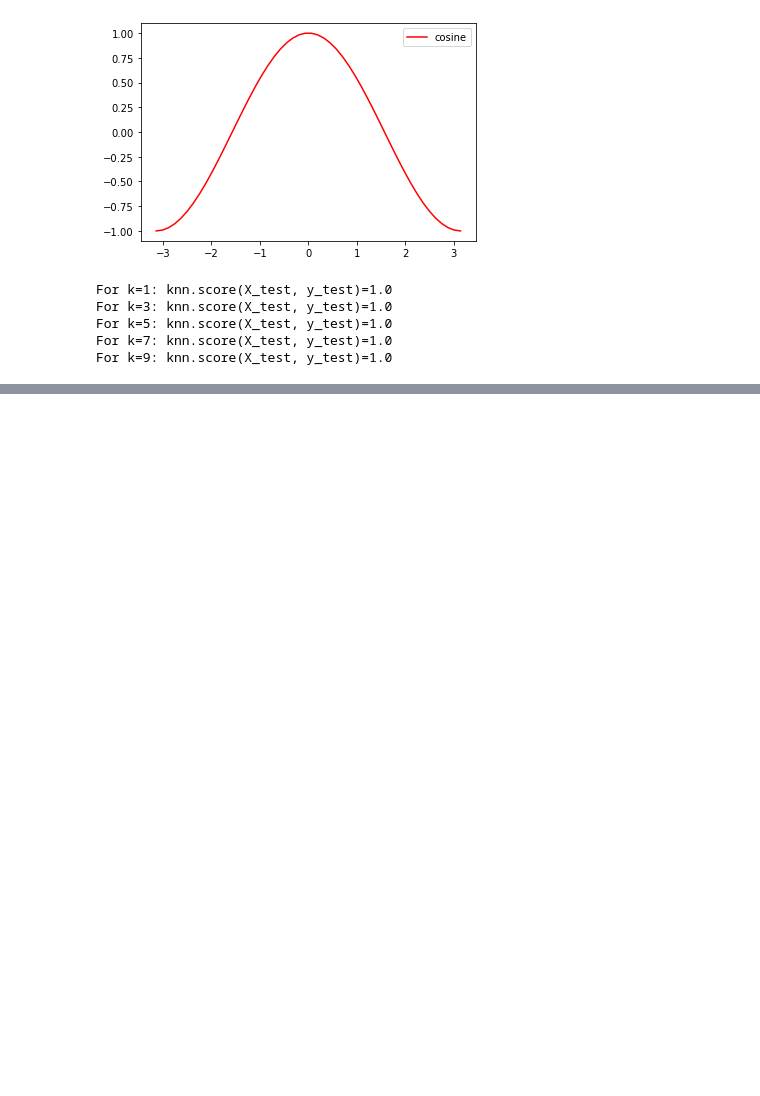
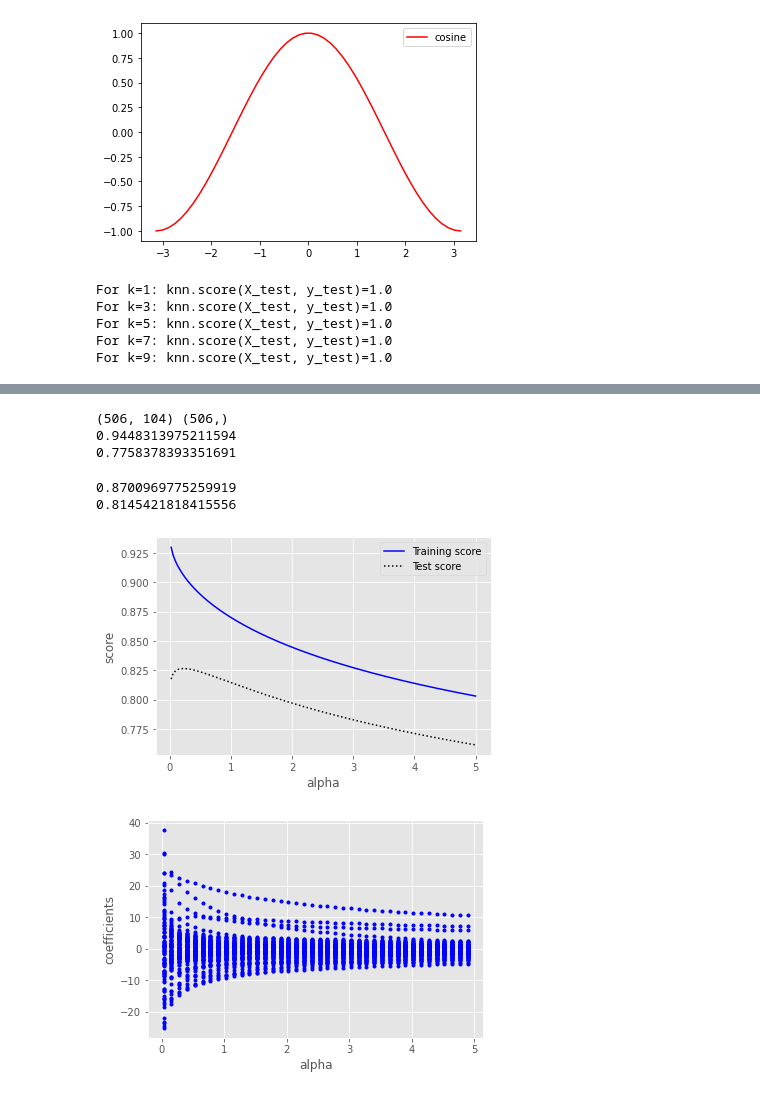
Before and after one commit to limweipin/mlpy_nov2021, a Jupyter notebook: day_2.ipynb, the cells around one changed output, grey strips where cells are left out. Drawn from its saved outputs; the diff is of its cells as text; code cells hidden in the pictures; blank space fills up the shorter version.

```diff
--- a/day_2.ipynb
+++ b/day_2.ipynb
@@ -40,0 +89,75 @@ KNeighborsClassifier?
+# %%
+# %load ml02_ols_boston.py
+import data.gen_data as gd
+from sklearn.model_selection import train_test_split as split
+from sklearn.linear_model import LinearRegression
+
+X,y = gd.load_extended_boston()
+print(X.shape, y.shape)              # (506, 104) (506,)
+
+X_train, X_test, y_train, y_test = split(X,y, random_state=42)
+lr  = LinearRegression().fit(X_train, y_train)
+
+print( lr.score( X_train, y_train) ) # 0.944773345807
+print( lr.score( X_test,  y_test ) ) # 0.791206227292
+# %% [output]
+(506, 104) (506,)
+0.9448313975211594
+0.7758378393351691
+# %%
+# %load ml02_ridge.py
+import data.gen_data as gd
+from sklearn.model_selection import train_test_split as split
+
+X,y = gd.load_extended_boston()
+X_train, X_test, y_train, y_test = split(X,y, random_state=42)
+
+from sklearn.linear_model import Ridge
+ridge = Ridge().fit(X_train, y_train)
+print( ridge.score( X_train, y_train) ) # 0.870375195897
+print( ridge.score( X_test,  y_test ) ) # 0.814099803185
+# %% [output]
+0.8700969775259919
+0.8145421818415556
+# %%
+# %load ml02_ridge_alpha.py
+import numpy as np
+import data.gen_data as gd
+from sklearn.model_selection import train_test_split as split
+
+X,y = gd.load_extended_boston()
+X_train, X_test, y_train, y_test = split(X,y, random_state=42)
+
+from sklearn.linear_model import Ridge
+
+alphas      = np.linspace(0.025,5, 200)
+train_score = []
+test_score  = []
+coefs       = []
+
+for alpha in alphas:
+    ridge = Ridge(alpha=alpha).fit(X_train, y_train)
+    train_score.append( ridge.score( X_train, y_train) )
+    test_score.append ( ridge.score( X_test,  y_test ) )
+    coefs.append(ridge.coef_)
+
+import matplotlib.pyplot as pl
+pl.style.use('ggplot')
+pl.figure(1)
+pl.plot( alphas, train_score, 'b-')
+pl.plot( alphas, test_score,  'k:')
+pl.legend(['Training score', 'Test score'])
+pl.xlabel('alpha')
+pl.ylabel('score')
+pl.savefig('fig/02_ridge_alpha.png')
+
+pl.figure(2)
+for a,c in zip(alphas[::5], coefs[::5]):
+    pl.plot(a*np.ones_like(c), c, 'b.')
+pl.xlabel('alpha')
+pl.ylabel('coefficients')
+pl.savefig('fig/02_ridge_alpha_2.png')
+pl.show()
+# %% [output]
+[figure, added]
+[figure, added]
```
Also changed, not shown: parts of 12 cells of this notebook.
